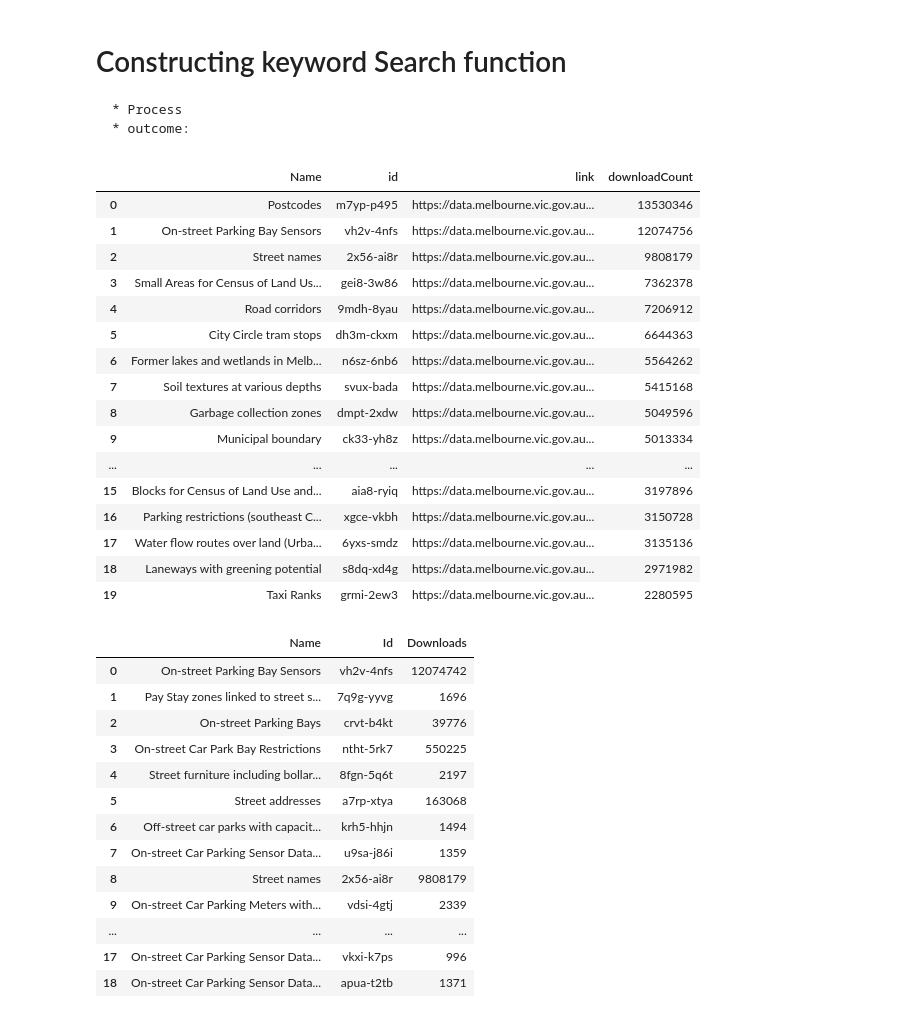
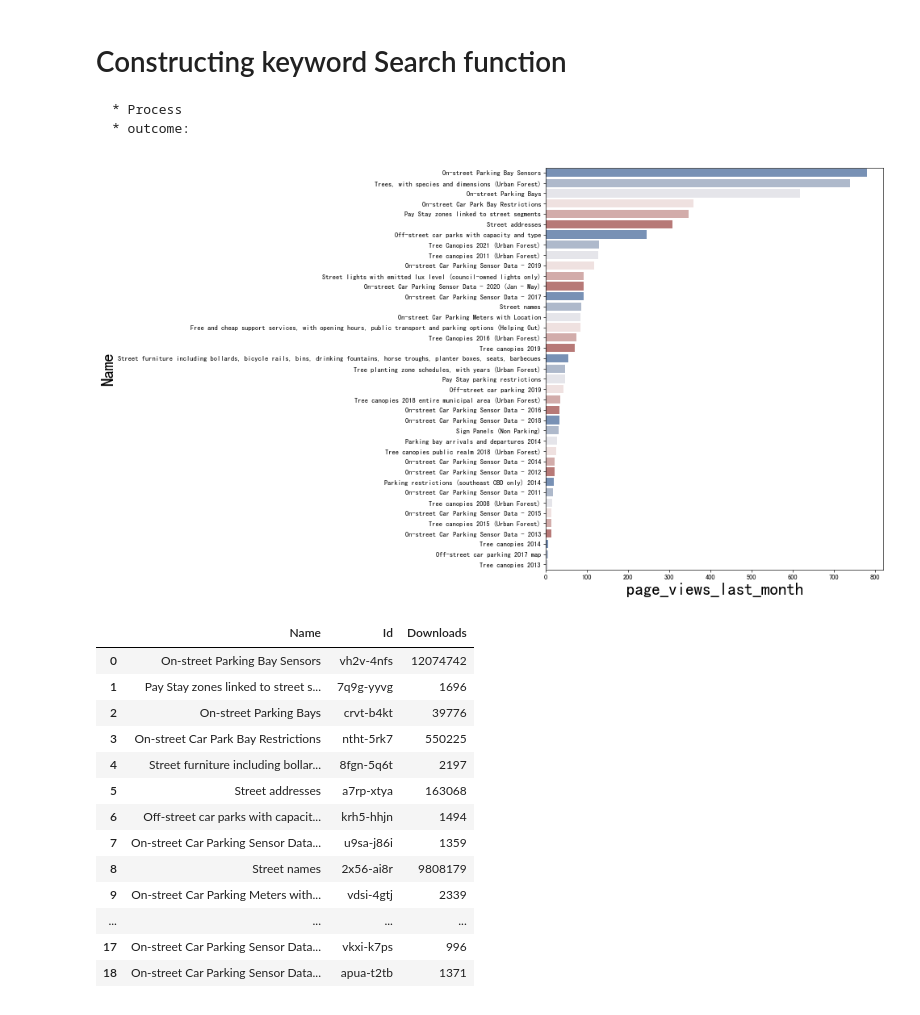
Before and after one commit to Chameleon-company/MOP, a Jupyter notebook: Oscar/example.ipynb, the cells around one changed output. Saved outputs shown, nothing was run; the diff lists cells and outputs as text; code cells hidden in the pictures.

```diff
--- a/Oscar/example.ipynb
+++ b/Oscar/example.ipynb
@@ -12,23 +12,9 @@ sys.path.append('/Users/wuyoscar/Documents/Project/Playground')
     * outcome:
 # %%
 import deakin
-table, client = deakin.top_table(top=20)
-table
+#table, client = deakin.top_table(top=20)
+fig, df =deakin.keyword_search('street parking tree')
-# %% [output]
-|  | Name | id | link | downloadCount |
-| 0 | Postcodes | m7yp-p495 | https://data.melbourne.vic.gov.au... | 13530346 |
-| 1 | On-street Parking Bay Sensors | vh2v-4nfs | https://data.melbourne.vic.gov.au... | 12074756 |
-| 2 | Street names | 2x56-ai8r | https://data.melbourne.vic.gov.au... | 9808179 |
-| 3 | Small Areas for Census of Land Us... | gei8-3w86 | https://data.melbourne.vic.gov.au... | 7362378 |
-| 4 | Road corridors | 9mdh-8yau | https://data.melbourne.vic.gov.au... | 7206912 |
-| 5 | City Circle tram stops | dh3m-ckxm | https://data.melbourne.vic.gov.au... | 6644363 |
-| 6 | Former lakes and wetlands in Melb... | n6sz-6nb6 | https://data.melbourne.vic.gov.au... | 5564262 |
-| 7 | Soil textures at various depths | svux-bada | https://data.melbourne.vic.gov.au... | 5415168 |
-| 8 | Garbage collection zones | dmpt-2xdw | https://data.melbourne.vic.gov.au... | 5049596 |
-| 9 | Municipal boundary | ck33-yh8z | https://data.melbourne.vic.gov.au... | 5013334 |
-| ... | ... | ... | ... | ... |
-| 15 | Blocks for Census of Land Use and... | aia8-ryiq | https://data.melbourne.vic.gov.au... | 3197896 |
-| 16 | Parking restrictions (southeast C... | xgce-vkbh | https://data.melbourne.vic.gov.au... | 3150728 |
-| 17 | Water flow routes over land (Urba... | 6yxs-smdz | https://data.melbourne.vic.gov.au... | 3135136 |
-| 18 | Laneways with greening potential | s8dq-xd4g | https://data.melbourne.vic.gov.au... | 2971982 |
-| 19 | Taxi Ranks | grmi-2ew3 | https://data.melbourne.vic.gov.au... | 2280595 |
+# %%
+fig.figure
+# %% [output]
+[figure, added]
```
Also changed, not shown: parts of 1 cell of this notebook, 23 other files.
